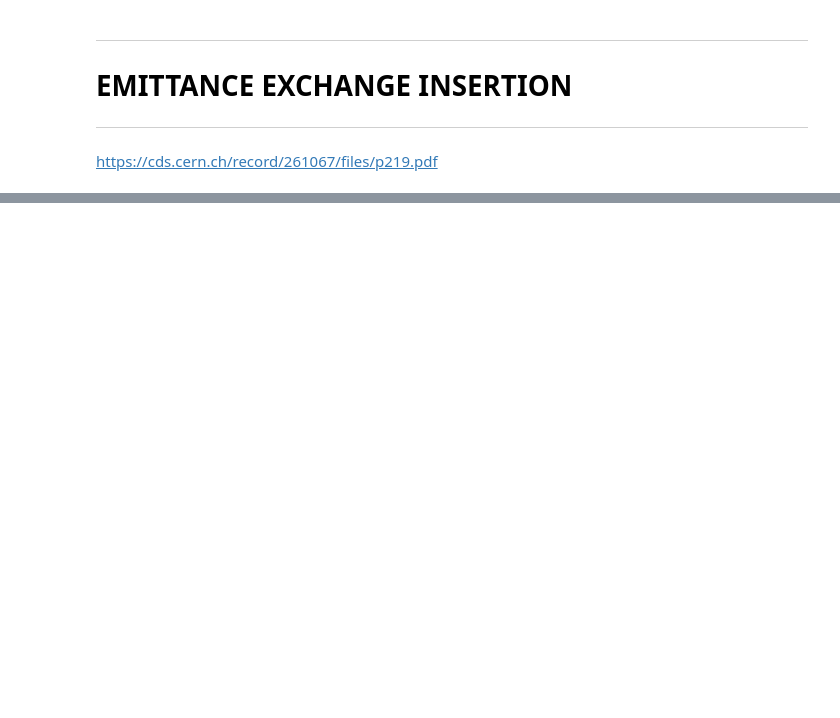
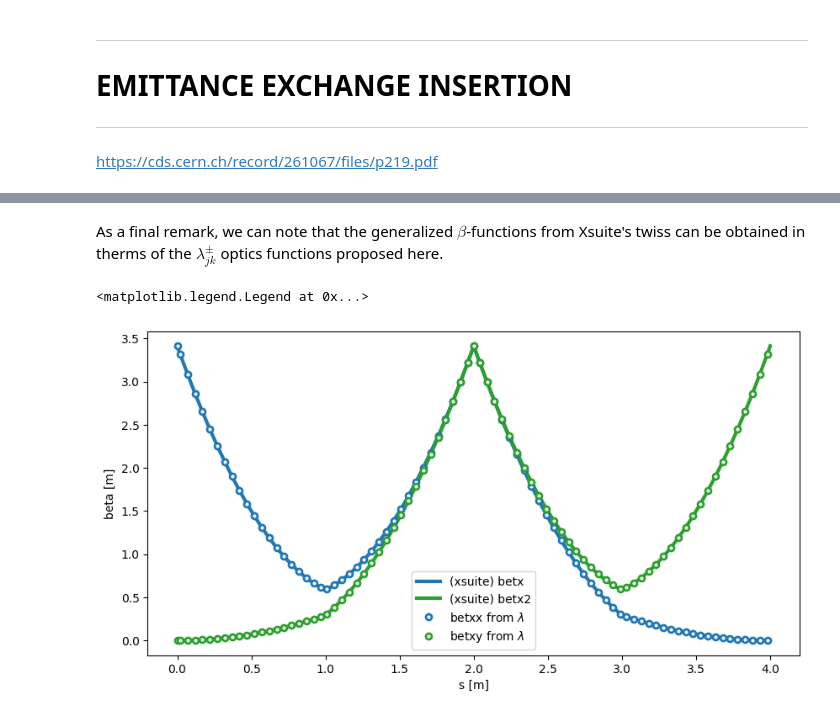
Before and after one commit to pbelange/pytori, a Jupyter notebook: examples/ex009_emittance_exchange.ipynb, the cells around one changed output, grey strips where cells are left out. Saved outputs shown, nothing was run; the diff lists cells and outputs as text; code cells hidden in the pictures; blank space fills up the shorter version.

Commit message:
finalized the first emittance exchange ex

```diff
--- a/examples/ex009_emittance_exchange.ipynb
+++ b/examples/ex009_emittance_exchange.ipynb
@@ -459,0 +395,21 @@ np.float64(0.0)
+# %% [markdown]
+As a final remark, we can note that the generalized $\beta$-functions from Xsuite's twiss can be obtained in therms of the $\lambda_{jk}^\pm$ optics functions proposed here.
+# %%
+# Note: lambda_jk are uniteless and corresponds to some beta/beta0 ratio (where both are in meters).
+betxx = 1 * np.abs(np.array(lp_xx) + np.conjugate(lm_xx))**2
+betxy = 1 * np.abs(np.array(lp_xy) + np.conjugate(lm_xy))**2
+
+plt.figure(figsize=(10,5))
+plt.plot(twiss.s, twiss.betx, color='C0',lw=3,label='(xsuite) betx')
+plt.plot(twiss.s, twiss.betx2,color='C2',lw=3,label='(xsuite) betx2')
+
+plt.plot(twiss.s[::5], betxx[::5],'o', color='C0',mfc='w',mec='C0',mew=2,ms=5,label=r'betxx from $\lambda$')
+plt.plot(twiss.s[::5], betxy[::5],'o', color='C2',mfc='w',mec='C2',mew=2,ms=5,label=r'betxy from $\lambda$')
+
+
+plt.xlabel('s [m]')
+plt.ylabel('beta [m]')
+plt.legend()
+# %% [output]
+<matplotlib.legend.Legend at 0x...>
+[figure, added]
```
Also changed, not shown: parts of 14 cells of this notebook, 2 other files.
